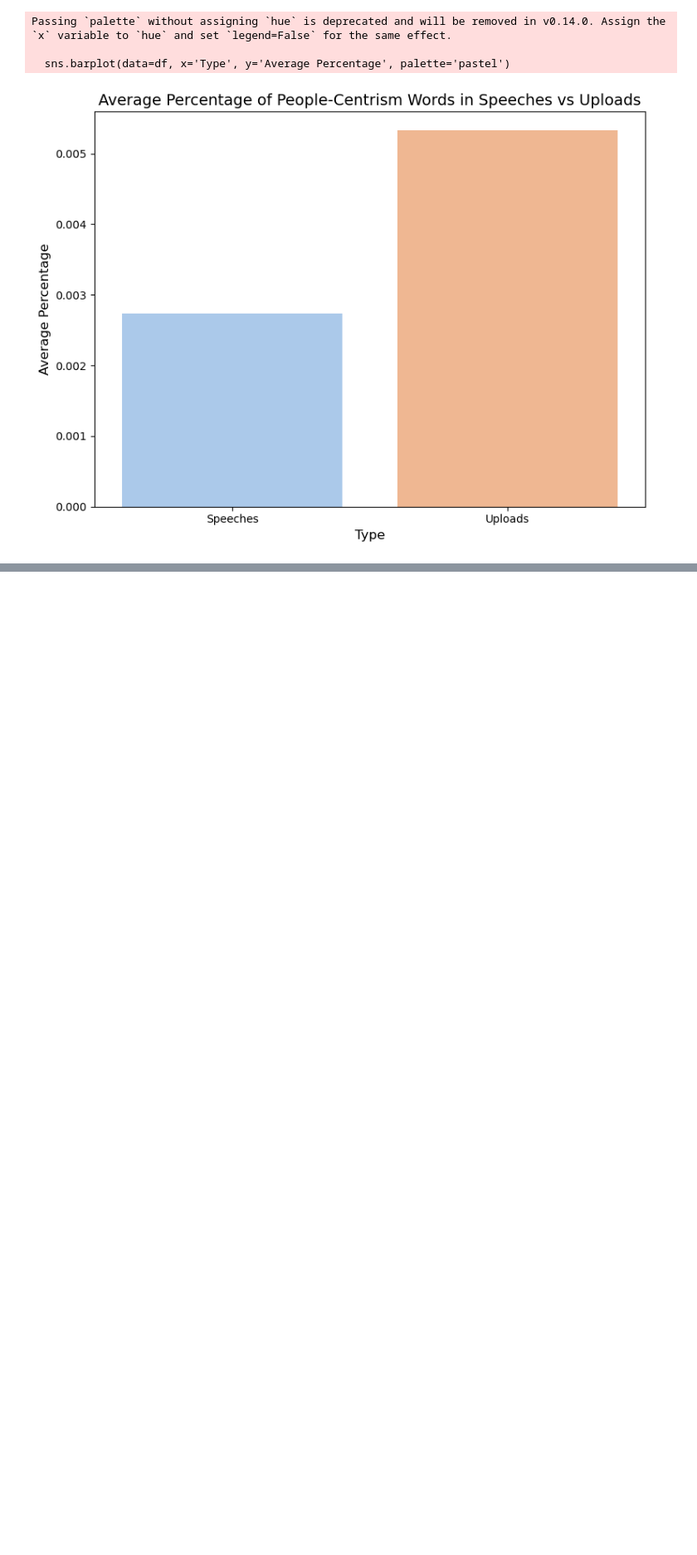
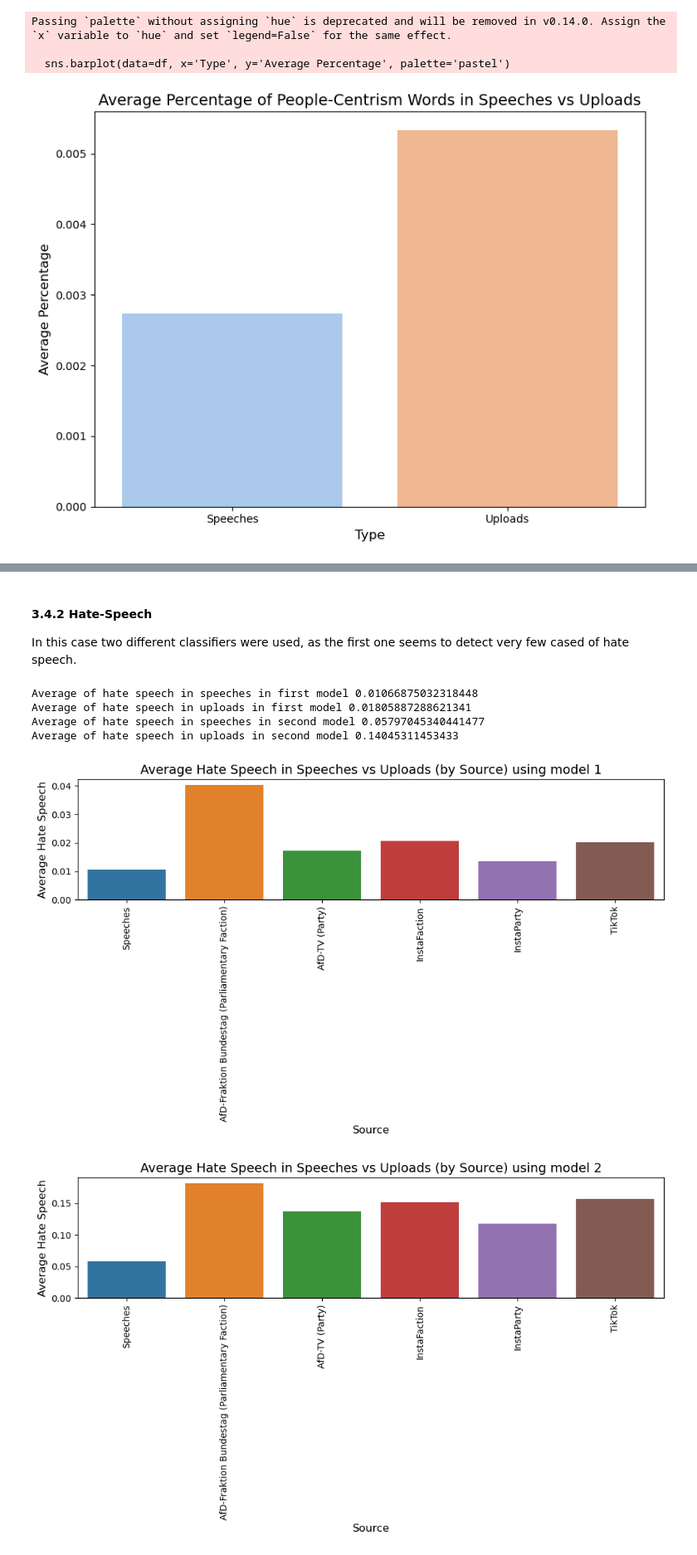
Before and after one commit to MoritzStockmar/afd-on-some, a Jupyter notebook: exploratory.ipynb, the cells around one changed output, grey strips where cells are left out. Shown at 83% size. Drawn from its saved outputs; the diff is of its cells as text; code cells hidden in the pictures; blank space fills up the shorter version.

```diff
--- a/exploratory.ipynb
+++ b/exploratory.ipynb
@@ -1679,0 +1770,4 @@ The following analysis test the hypotheses
+# %% [markdown]
+#### 3.4.2 Hate-Speech
+
+In this case two different classifiers were used, as the first one seems to detect very few cased of hate speech.
@@ -1680,3 +1854,71 @@ The following analysis test the hypotheses
+# %%
+hatespeech_df = pd.read_pickle("data/hatespeech_df.pkl")
+
+# Average the results
+average_hate_speech_speeches = hatespeech_df['speech_hate_speech_proportion'].mean()
+print("Average of hate speech in speeches in first model", average_hate_speech_speeches)
+average_hate_speech_uploads = hatespeech_df['upload_hate_speech_proportion'].mean()
+print("Average of hate speech in uploads in first model", average_hate_speech_uploads)
+average_hate_speech_speeches_2 = hatespeech_df['speech_hate_speech_proportion_2'].mean()
+print("Average of hate speech in speeches in second model", average_hate_speech_speeches_2)
+average_hate_speech_uploads_2 = hatespeech_df['upload_hate_speech_proportion_2'].mean()
+print("Average of hate speech in uploads in second model", average_hate_speech_uploads_2)
+# %% [output]
+Average of hate speech in speeches in first model 0.01066875032318448
+Average of hate speech in uploads in first model 0.01805887288621341
+Average of hate speech in speeches in second model 0.05797045340441477
+Average of hate speech in uploads in second model 0.14045311453433
+# %%
+hatespeech_df = pd.read_pickle("data/hatespeech_df.pkl")
+
+# Visualize the results
+import matplotlib.pyplot as plt
+import seaborn as sns
+
+def visualize_hate_speech(model = '2'):
+    column_name_uploads = 'upload_hate_speech_proportion_2' if model == '2' else 'upload_hate_speech_proportion'
+    column_name_speeches = 'speech_hate_speech_proportion_2' if model == '2' else 'speech_hate_speech_proportion'
+
+    # Create a local copy of the DataFrame to avoid modifying the global variable
+    local_hatespeech_df = hatespeech_df.copy()
+
+    # Split the 'uploaded_source' into multiple rows if there are multiple sources
+    local_hatespeech_df['uploaded_source'] = local_hatespeech_df['uploaded_source'].apply(lambda x: x.split(',') if isinstance(x, str) else x)
+    local_hatespeech_df = local_hatespeech_df.explode('uploaded_source')
+
+    # Calculate average hate speech for speeches
+    average_hate_speech_speeches = hatespeech_df[column_name_speeches].mean()
+    # Calculate average hate speech for uploads, grouped by 'uploaded_source'
+    average_hate_speech_uploads = local_hatespeech_df.groupby('uploaded_source')[column_name_uploads].mean().reset_index()
+    # Add speeches as a separate category for comparison
+    average_hate_speech_uploads = pd.concat([
+        pd.DataFrame({'uploaded_source': ['Speeches'], column_name_uploads: [average_hate_speech_speeches]}),
+        average_hate_speech_uploads
+    ])
+    # Plot the bar chart
+    plt.figure(figsize=(10, 6))
+    sns.barplot(
+        data=average_hate_speech_uploads,
+        x='uploaded_source',
+        y=column_name_uploads,
+        hue='uploaded_source'
+    )
+    # Add labels and title
+    titel = 'Average Hate Speech in Speeches vs Uploads (by Source) using model 2' if model == '2' else 'Average Hate Speech in Speeches vs Uploads (by Source) using model 1'
+    plt.title(titel, fontsize=14)
+    plt.xlabel('Source', fontsize=12)
+    plt.ylabel('Average Hate Speech', fontsize=12)
+    plt.xticks(rotation=90)
+
+    # Show the plot
+    plt.tight_layout()
+    plt.show()
+
+visualize_hate_speech(model = '1')
+visualize_hate_speech(model = '2')
+# %% [output]
+[figure, added]
+[figure, added]
 # %% [markdown]
 ### 3.5 Syntax
 
```
Also changed, not shown: parts of 9 cells of this notebook, 1 other file.
